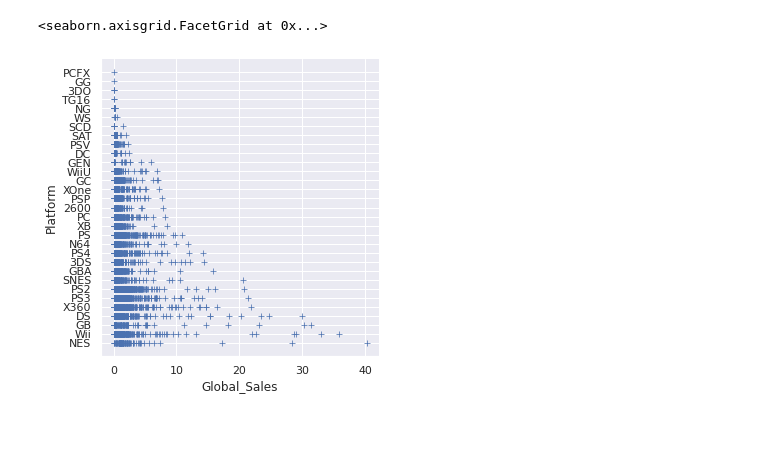
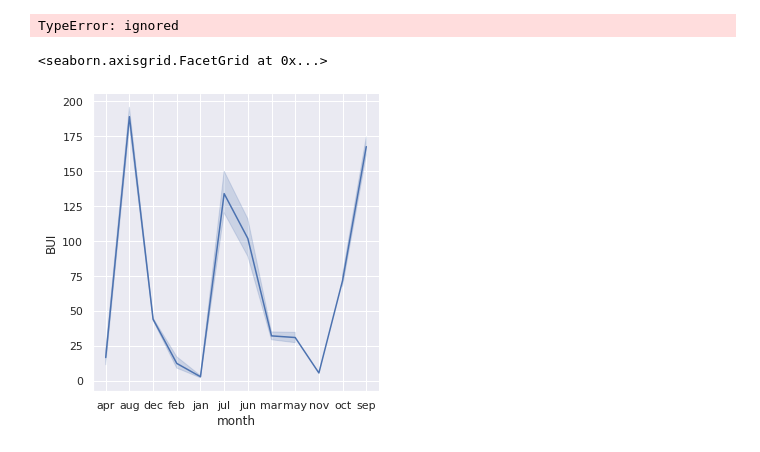
Before and after one commit to AymericShini/python-base, a Jupyter notebook: Projet.ipynb, the cells around one changed output. Drawn from its saved outputs; the diff is of its cells as text; code cells hidden in the pictures.

```diff
--- a/Projet.ipynb
+++ b/Projet.ipynb
@@ -27,2 +25,2 @@ Requirement already satisfied: six in /usr/local/lib/python3.6/dist-packages (fr
 # %%
-df = pd.read_csv(r"/content/vgsales.csv")
+df = pd.read_csv(r"/content/forestfires.csv")
@@ -130,5 +231,23 @@ Hover to magify
+# %%
+
+for i in local_df.BUI:
+    if (local_df.BUI[1] <= 80):
+        fD = 0.626 * (local_df.BUI) ^ 0.809 + 2
+    else:
+        fD = 1000 / (25 + 108.64 * Exp(-0.023 * local_df.BUI))
+
+    B = 0.1 * local_df.ISI * fD
+    if (B > 1):
+        S = Exp(2.72 * (0.434 * Log(B)) ^ 0.647)
+    else:
+        S = B
+
+    local_df['FWI'] = S
+    local_df
+# %% [output]
+TypeError: ignored
 # %%
-sns.relplot(y="Platform", x="Global_Sales", data=df.query("Global_Sales < 60 "), marker="+")
+sns.relplot(y="BUI", x="month", data=df,kind="line")
 # %% [output]
 <seaborn.axisgrid.FacetGrid at 0x...>
-[figure, old version]
+[figure, new version]
```
Also changed, not shown: parts of 42 cells of this notebook, 1 other file.
